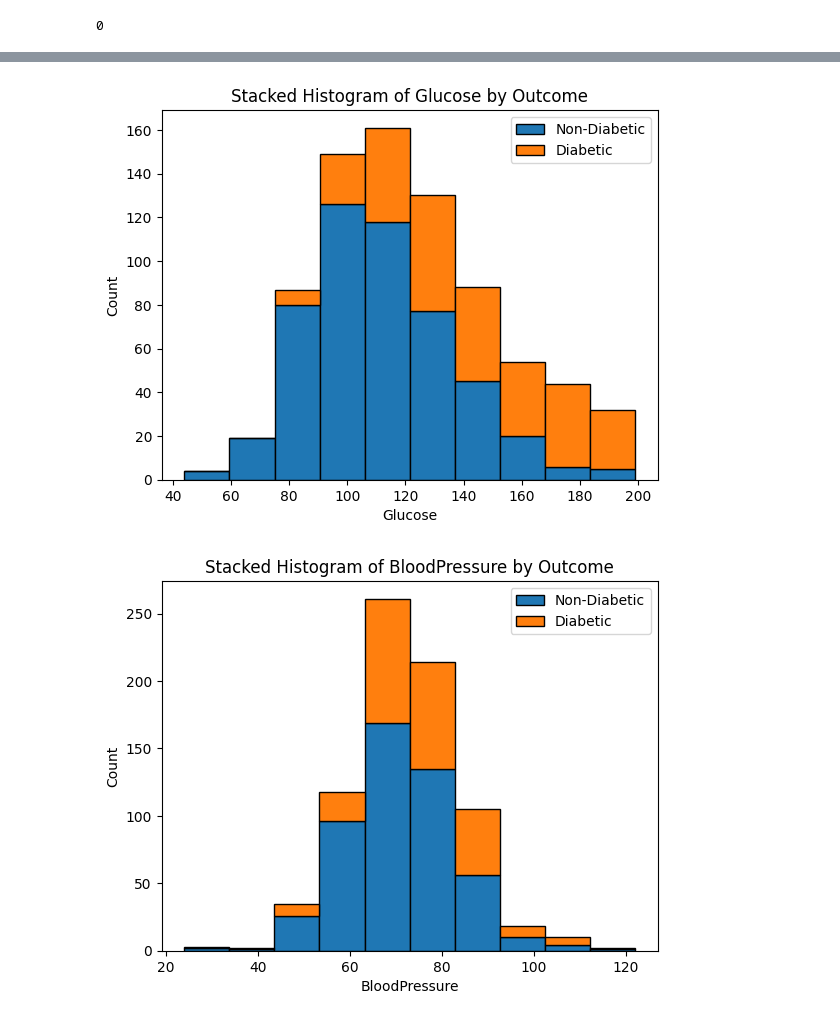
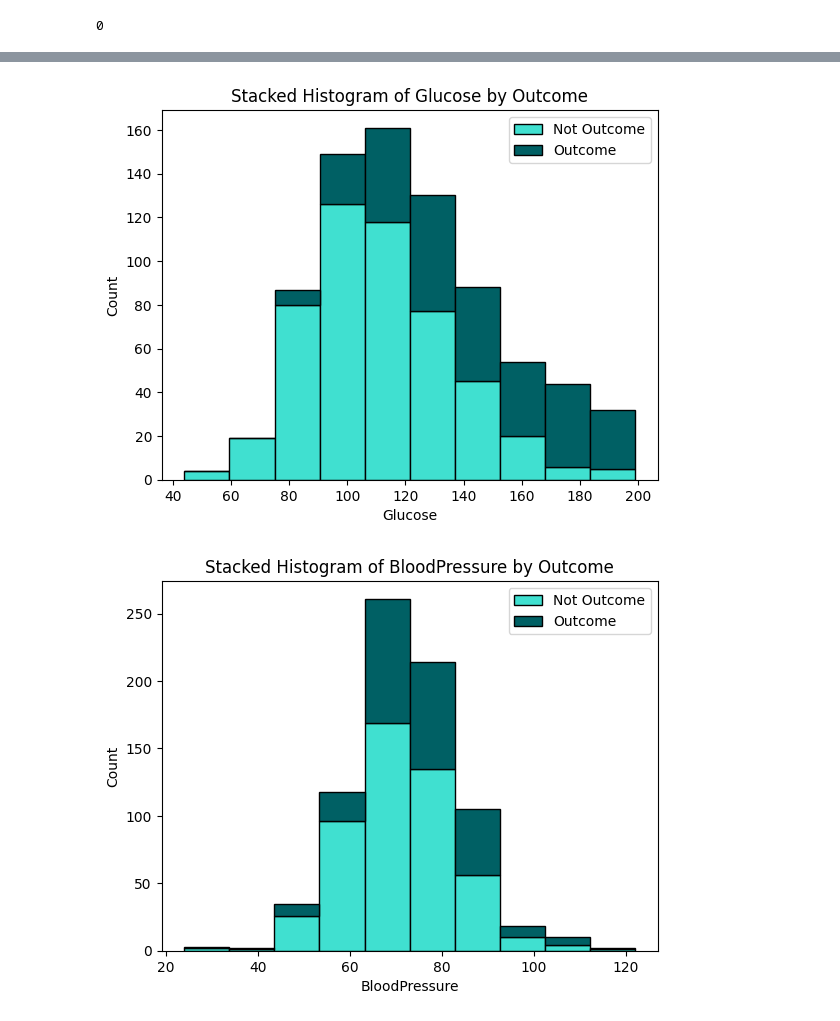
Before and after one commit to TheCsarbeat/proyecto1-IA, a Jupyter notebook: p1.ipynb, the cells around one changed output, grey strips where cells are left out. Cells and saved outputs as stored; diff of their text form; code cells hidden in the pictures.

```diff
--- a/p1.ipynb
+++ b/p1.ipynb
@@ -107,16 +168,18 @@ plt.show()
 # %%
-# Plot the distribution of the 'Outcome' column for people with diabetes and people without diabetes
-sns.countplot(x='Outcome', data=df_diabetes, hue="Outcome")
+# Distribution of the Outcome column for people with diabetes and people without diabetes
+palette_colors = {0: "#40E0D0", 1: "#006064"}
+sns.countplot(x='Outcome', data=df_diabetes, hue="Outcome", palette=palette_colors)
 plt.title('Distribution of Outcome')
 plt.xlabel('Outcome')
 plt.ylabel('Frequency')
 plt.xticks([0, 1], ['Non-Diabetic', 'Diabetic'])
 plt.show()
 
-# Create a pie chart to visualize the proportion of diabetic and non-diabetic individuals
+
+# Pie chart to visualize the proportion of diabetic and non-diabetic individuals
 labels = ['Non-Diabetic', 'Diabetic']
 sizes = df_diabetes['Outcome'].value_counts()
-colors = ['darkorange', 'steelblue']
+colors = ['#40E0D0', '#006064']
 plt.pie(sizes, labels=labels, colors=colors, autopct='%1.1f%%', startangle=90)
 plt.title('Proportion of Diabetic and Non-Diabetic Individuals')
 plt.axis('equal')
@@ -127,15 +194,21 @@ plt.show()
 # %%
-def plot_stacked_histogram(df, features):
+def plot_stacked_histogram(df, features, split_column):
+    colors = ['#40E0D0', '#006064']
     for feature in features:
-        plt.hist([df[df['Outcome'] == 0][feature], df[df['Outcome'] == 1][feature]], bins=10, stacked=True, label=['Non-Diabetic', 'Diabetic'], edgecolor='black')
-        plt.title(f'Stacked Histogram of {feature} by Outcome')
-        plt.xlabel(feature)
-        plt.ylabel('Count')
-        plt.legend()
-        plt.show()
+        if feature in df.columns and split_column in df.columns:
+            plt.hist([df[df[split_column] == 0][feature], df[df[split_column] == 1][feature]],
+                     bins=10, stacked=True, color=colors,
+                     label=[f'Not {split_column}', f'{split_column}'], edgecolor='black')
+            plt.title(f'Stacked Histogram of {feature} by {split_column}')
+            plt.xlabel(feature)
+            plt.ylabel('Count')
+            plt.legend()
+            plt.show()
+        else:
+            print(f"The feature '{feature}' or the split column '{split_column}' is not in the DataFrame.")
 # %%
-# call the function to plot the stacked histograms
-plot_stacked_histogram(df_diabetes, ['Glucose', 'BloodPressure', 'SkinThickness', 'Insulin', 'BMI', 'DiabetesPedigreeFunction', 'Age'])
+# Call the function to plot the stacked histograms
+plot_stacked_histogram(df_diabetes, ['Glucose', 'BloodPressure', 'SkinThickness', 'Insulin', 'BMI', 'DiabetesPedigreeFunction', 'Age'], 'Outcome')
 # %% [output]
-[figure, old version]
+[figure, new version]
-[figure, old version]
+[figure, new version]
```
Also changed, not shown: parts of 44 cells of this notebook.
